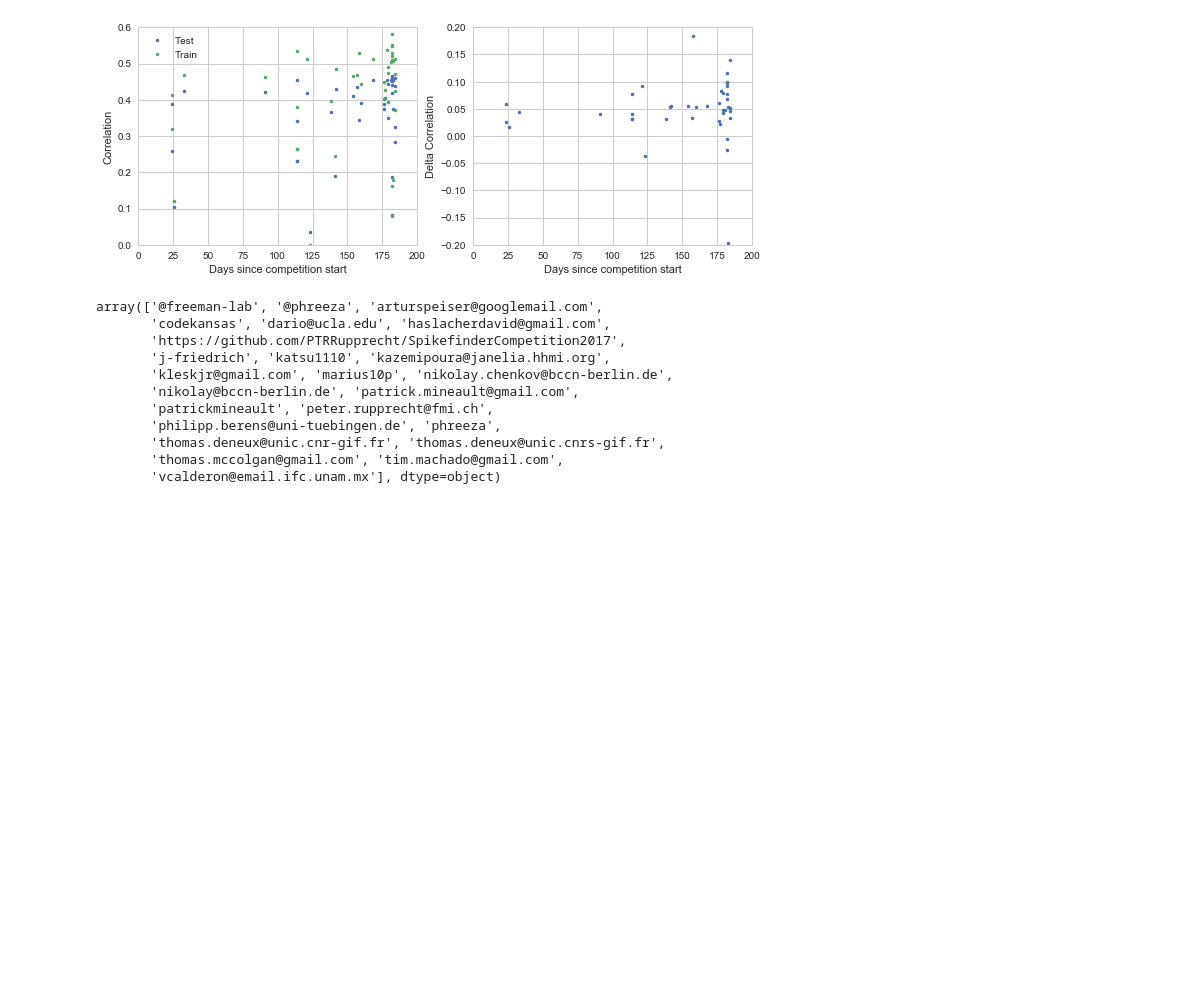
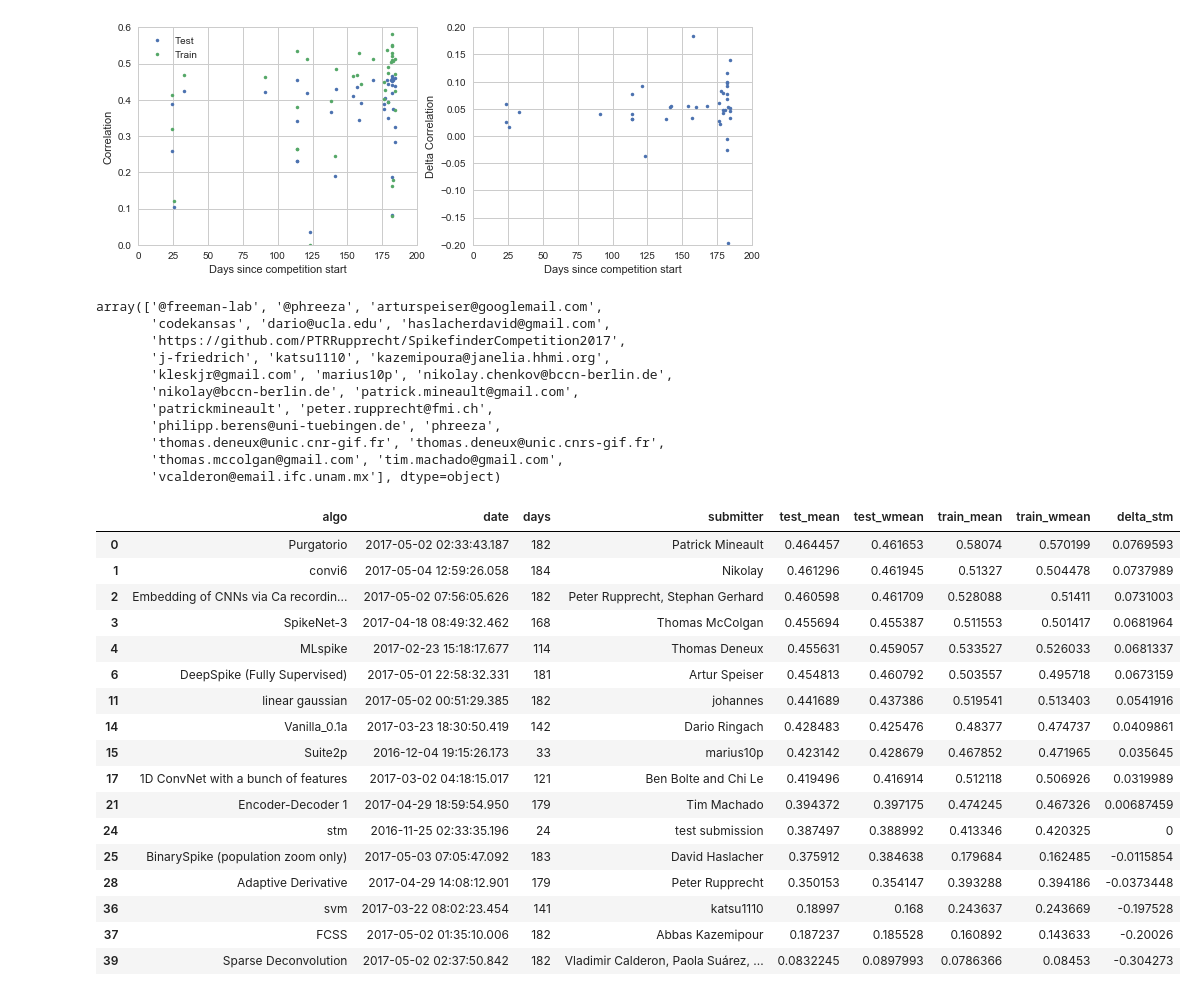
Before and after one commit to berenslab/spikefinder_analysis, a Jupyter notebook: Spikefinder evaluation.ipynb, the cells around one changed output. Saved outputs shown, nothing was run; the diff lists cells and outputs as text; code cells hidden in the pictures; blank space fills up the shorter version.

```diff
--- a/Spikefinder evaluation.ipynb
+++ b/Spikefinder evaluation.ipynb
@@ -190,0 +193,21 @@ array(['@freeman-lab', '@phreeza', 'arturspeiser@googlemail.com',
+# %%
+spikefinder_unique
+# %% [output]
+|  | algo | date | days | submitter | test_mean | test_wmean | train_mean | train_wmean | delta_stm |
+| 0 | Purgatorio | 2017-05-02 02:33:43.187 | 182 | Patrick Mineault | 0.464457 | 0.461653 | 0.58074 | 0.570199 | 0.0769593 |
+| 1 | convi6 | 2017-05-04 12:59:26.058 | 184 | Nikolay | 0.461296 | 0.461945 | 0.51327 | 0.504478 | 0.0737989 |
+| 2 | Embedding of CNNs via Ca recordin... | 2017-05-02 07:56:05.626 | 182 | Peter Rupprecht, Stephan Gerhard | 0.460598 | 0.461709 | 0.528088 | 0.51411 | 0.0731003 |
+| 3 | SpikeNet-3 | 2017-04-18 08:49:32.462 | 168 | Thomas McColgan | 0.455694 | 0.455387 | 0.511553 | 0.501417 | 0.0681964 |
+| 4 | MLspike | 2017-02-23 15:18:17.677 | 114 | Thomas Deneux | 0.455631 | 0.459057 | 0.533527 | 0.526033 | 0.0681337 |
+| 6 | DeepSpike (Fully Supervised) | 2017-05-01 22:58:32.331 | 181 | Artur Speiser | 0.454813 | 0.460792 | 0.503557 | 0.495718 | 0.0673159 |
+| 11 | linear gaussian | 2017-05-02 00:51:29.385 | 182 | johannes | 0.441689 | 0.437386 | 0.519541 | 0.513403 | 0.0541916 |
+| 14 | Vanilla_0.1a | 2017-03-23 18:30:50.419 | 142 | Dario Ringach | 0.428483 | 0.425476 | 0.48377 | 0.474737 | 0.0409861 |
+| 15 | Suite2p | 2016-12-04 19:15:26.173 | 33 | marius10p | 0.423142 | 0.428679 | 0.467852 | 0.471965 | 0.035645 |
+| 17 | 1D ConvNet with a bunch of features | 2017-03-02 04:18:15.017 | 121 | Ben Bolte and Chi Le | 0.419496 | 0.416914 | 0.512118 | 0.506926 | 0.0319989 |
+| 21 | Encoder-Decoder 1 | 2017-04-29 18:59:54.950 | 179 | Tim Machado | 0.394372 | 0.397175 | 0.474245 | 0.467326 | 0.00687459 |
+| 24 | stm | 2016-11-25 02:33:35.196 | 24 | test submission | 0.387497 | 0.388992 | 0.413346 | 0.420325 | 0 |
+| 25 | BinarySpike (population zoom only) | 2017-05-03 07:05:47.092 | 183 | David Haslacher | 0.375912 | 0.384638 | 0.179684 | 0.162485 | -0.0115854 |
+| 28 | Adaptive Derivative | 2017-04-29 14:08:12.901 | 179 | Peter Rupprecht | 0.350153 | 0.354147 | 0.393288 | 0.394186 | -0.0373448 |
+| 36 | svm | 2017-03-22 08:02:23.454 | 141 | katsu1110 | 0.18997 | 0.168 | 0.243637 | 0.243669 | -0.197528 |
+| 37 | FCSS | 2017-05-02 01:35:10.006 | 182 | Abbas Kazemipour | 0.187237 | 0.185528 | 0.160892 | 0.143633 | -0.20026 |
+| 39 | Sparse Deconvolution | 2017-05-02 02:37:50.842 | 182 | Vladimir Calderon, Paola Suárez, ... | 0.0832245 | 0.0897993 | 0.0786366 | 0.08453 | -0.304273 |
```
Also changed, not shown: parts of 3 cells of this notebook, 12 other files.
